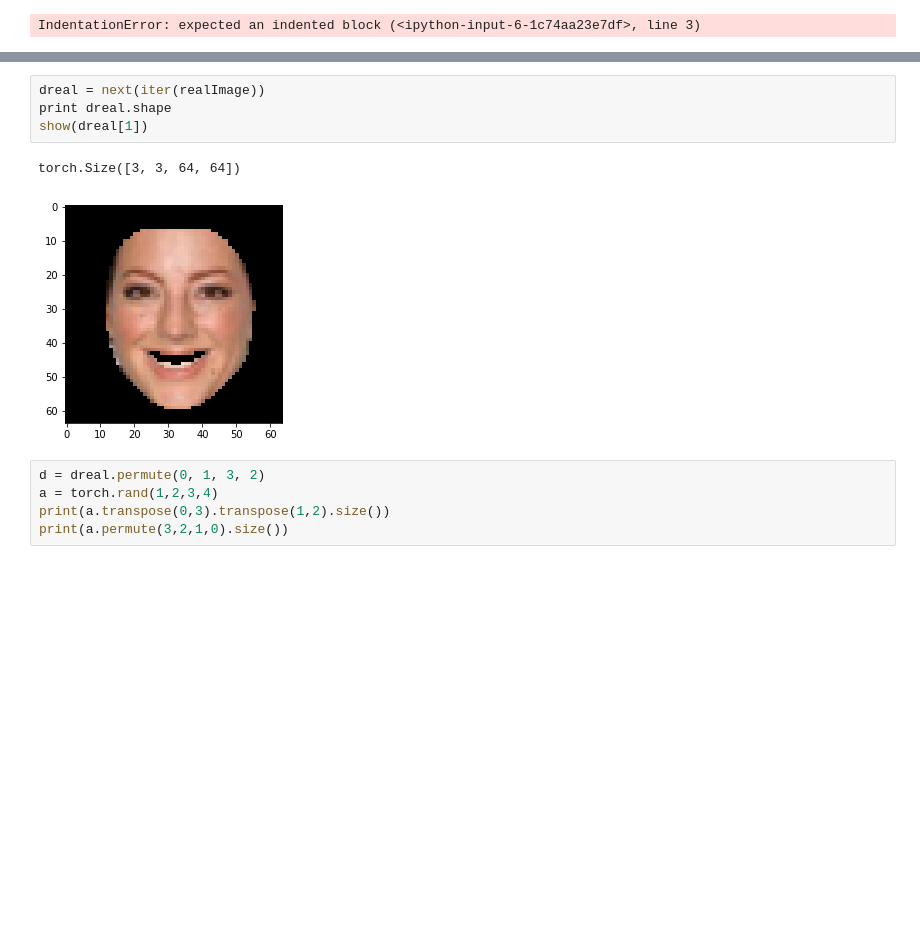
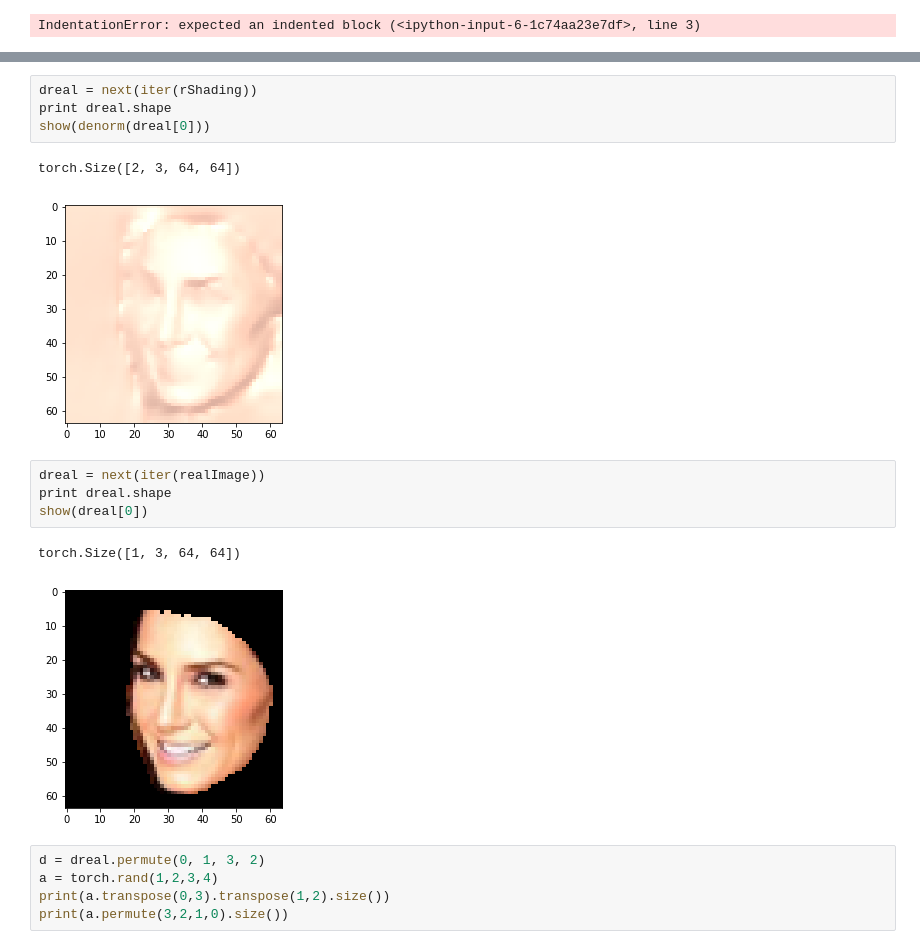
Before and after one commit to bhushan23/Light-Estimation, a Jupyter notebook: LDAN/HDF5 Generation for Real Images.ipynb, the cells around one changed output, grey strips where cells are left out. Saved outputs shown, nothing was run; the diff lists cells and outputs as text; blank space fills up the shorter version.

```diff
--- a/LDAN/HDF5 Generation for Real Images.ipynb
+++ b/LDAN/HDF5 Generation for Real Images.ipynb
@@ -76,10 +132,17 @@ realImage = torch.utils.data.DataLoader(syn1, batch_size= 3, shuffle = True)
+# %%
+dreal = next(iter(rShading))
+print dreal.shape
+show(denorm(dreal[0]))
+# %% [output]
+torch.Size([2, 3, 64, 64])
+[figure, added]
 # %%
 dreal = next(iter(realImage))
 print dreal.shape
-show(dreal[1])
+show(dreal[0])
 # %% [output]
-torch.Size([3, 3, 64, 64])
+torch.Size([1, 3, 64, 64])
-[figure, old version]
+[figure, new version]
 # %%
 d = dreal.permute(0, 1, 3, 2)
 a = torch.rand(1,2,3,4)
```
Also changed, not shown: parts of 5 cells of this notebook.
